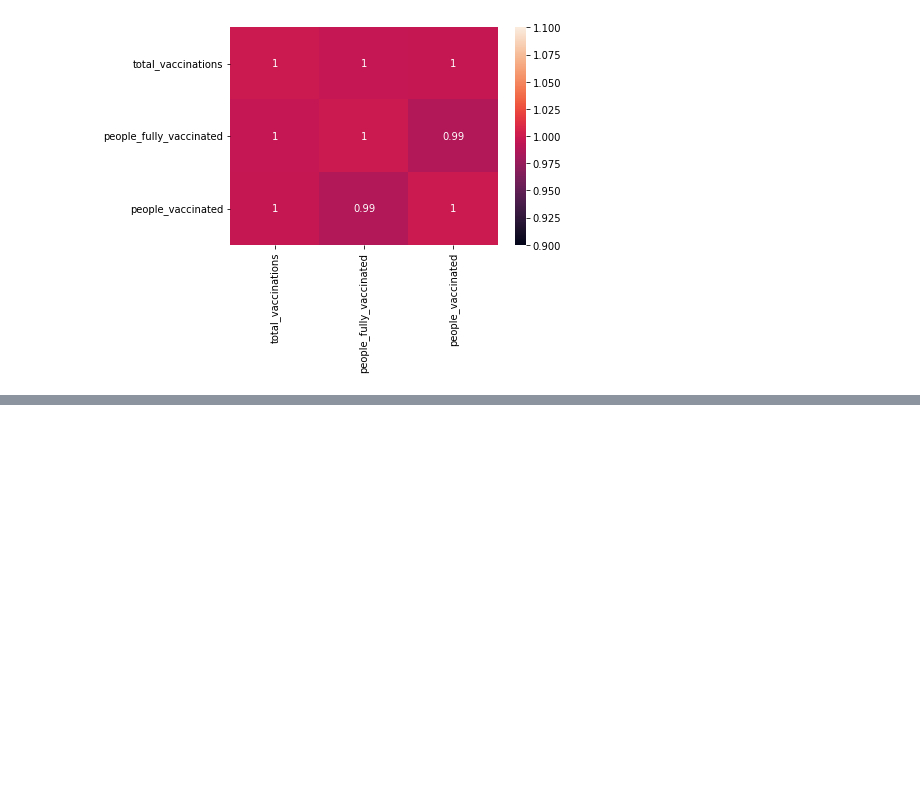
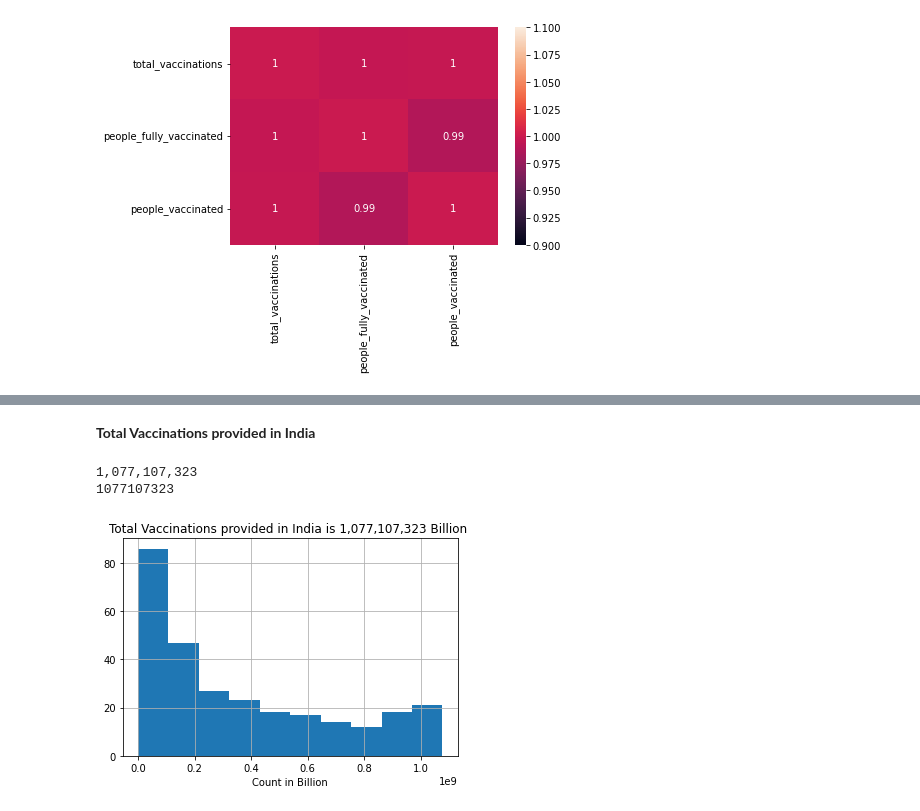
Before and after one commit to nitin578/103_Country_Covid19_Vaccinations, a Jupyter notebook: Test.ipynb, the cells around one changed output, grey strips where cells are left out. Drawn from its saved outputs; the diff is of its cells as text; code cells hidden in the pictures; blank space fills up the shorter version.

```diff
--- a/Test.ipynb
+++ b/Test.ipynb
@@ -335,0 +426,15 @@ sns.heatmap(Ukraine_df[numerical_features].corr(), vmin=1, vmax=1, annot=True)
+# %% [markdown]
+**Total Vaccinations provided in India**
+# %%
+India_df[numerical_features].hist(column = 'total_vaccinations')
+plt.xlabel("Count in Billion")
+plt.title("Total Vaccinations provided in India is 1,077,107,323 Billion ")
+column = India_df["total_vaccinations"]
+max_value = column.max()
+number_with_commas = "{:,}".format(1077107323 )
+print(number_with_commas)
+print(max_value)
+# %% [output]
+1,077,107,323
+1077107323
+[figure, added]
```
Also changed, not shown: parts of 25 cells of this notebook.
